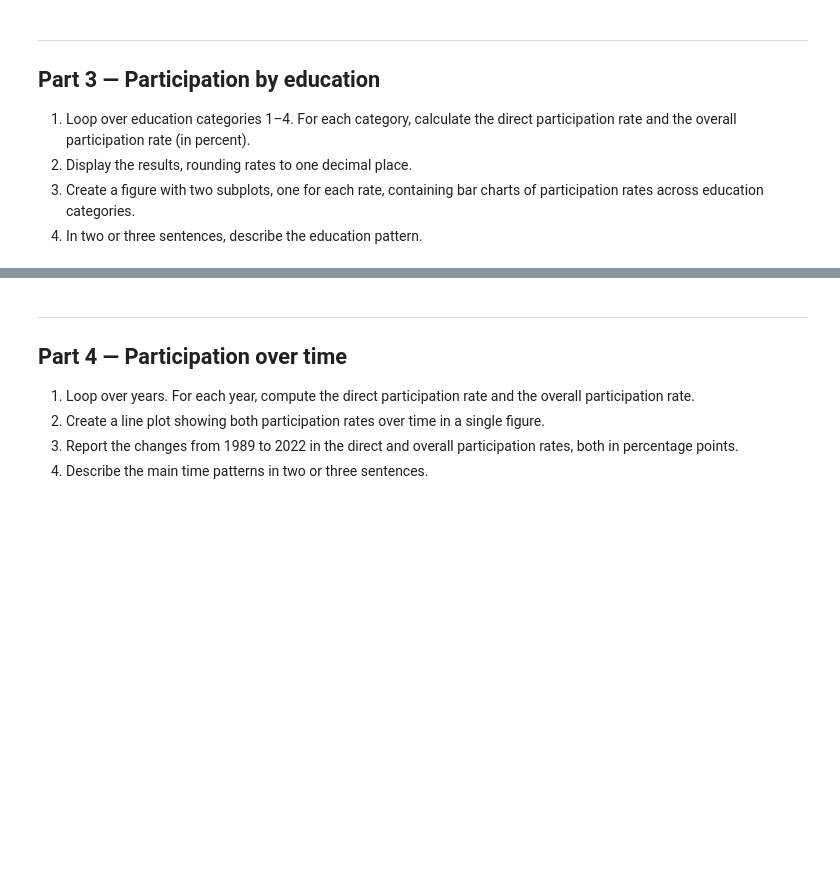
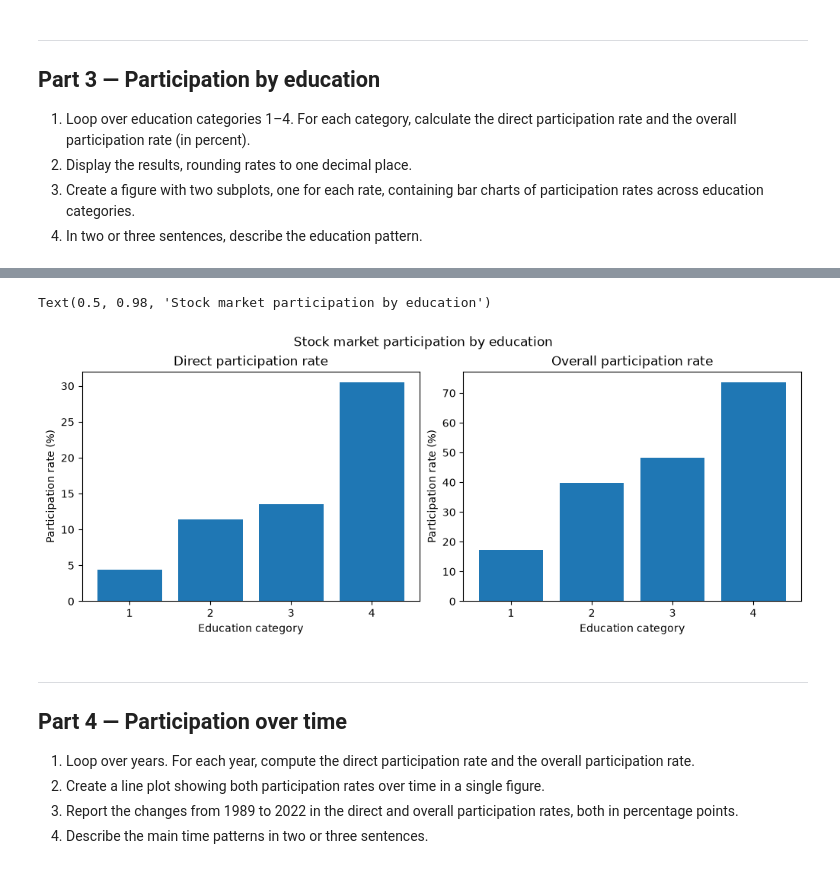
Before and after one commit to theokri105/TECH2-H26-assignment3, a Jupyter notebook: assignment3.ipynb, the cells around one changed output, grey strips where cells are left out. Drawn from its saved outputs; the diff is of its cells as text; code cells hidden in the pictures; blank space fills up the shorter version.

```diff
--- a/assignment3.ipynb
+++ b/assignment3.ipynb
@@ -170,0 +221,20 @@ built-in `mean()` method.
+# %%
+import matplotlib.pyplot as plt
+
+categories = educ_rates.index.astype(str)
+fig, axes = plt.subplots(1, 2, layout='constrained', figsize=(10, 4))
+
+axes[0].bar(categories, educ_rates['direct'])
+axes[0].set_title('Direct participation rate')
+axes[0].set_xlabel('Education category')
+axes[0].set_ylabel('Participation rate (%)')
+
+axes[1].bar(categories, educ_rates['overall'])
+axes[1].set_title('Overall participation rate')
+axes[1].set_xlabel('Education category')
+axes[1].set_ylabel('Participation rate (%)')
+
+fig.suptitle('Stock market participation by education')
+# %% [output]
+Text(0.5, 0.98, 'Stock market participation by education')
+[figure, added]
```
Also changed, not shown: parts of 7 cells of this notebook.
